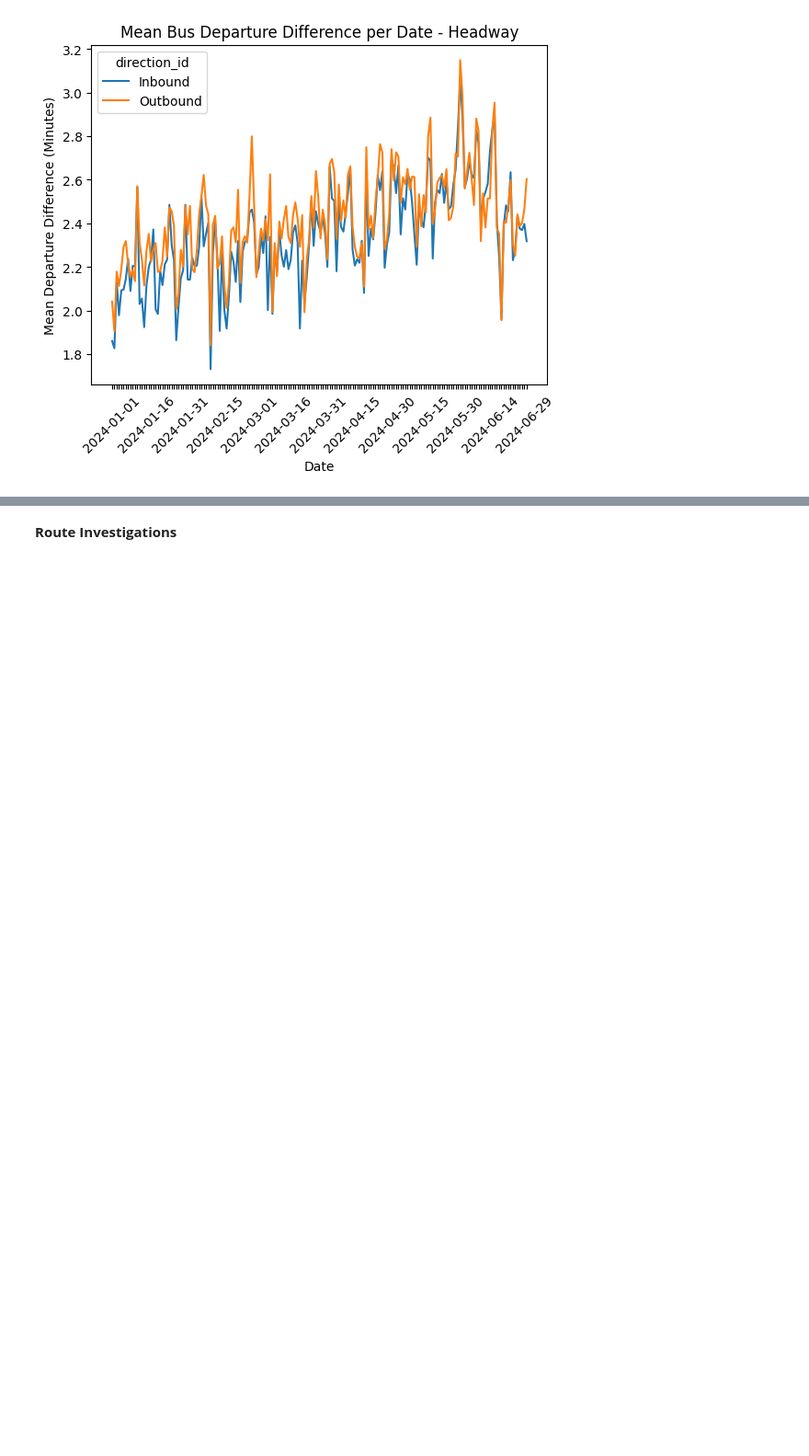
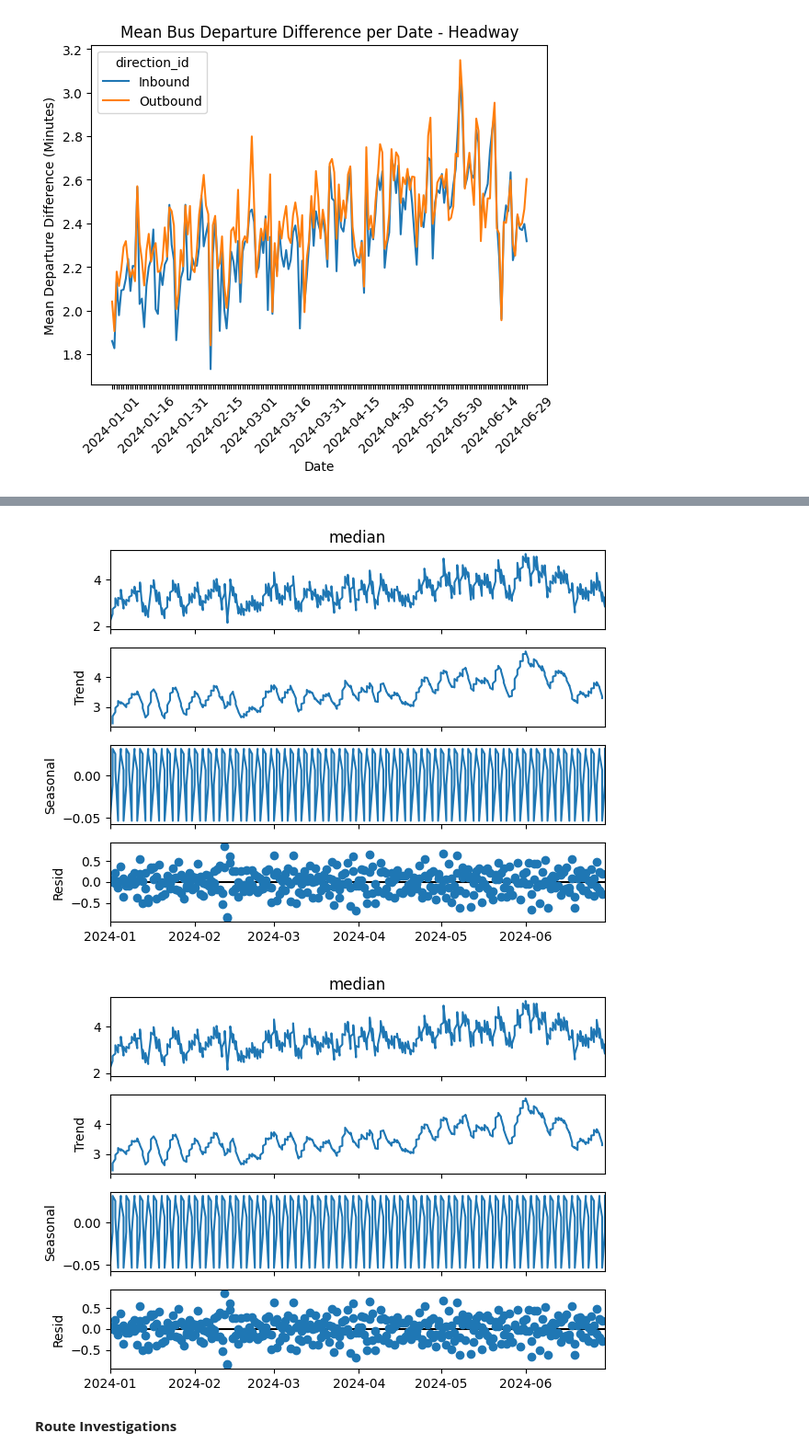
Before and after one commit to kevin-r-murphy/BA888-MBTA, a Jupyter notebook: MBTA_Bus_29&245.ipynb, the cells around one changed output, grey strips where cells are left out. Shown at 92% size. Cells and saved outputs as stored; diff of their text form; code cells hidden in the pictures; blank space fills up the shorter version.

```diff
--- a/MBTA_Bus_29&245.ipynb
+++ b/MBTA_Bus_29&245.ipynb
@@ -460,3 +475,14 @@ for ind, label in enumerate(time_plot1.get_xticklabels()):
+# %%
+bus_schedule_date['service_date'] = pd.to_datetime(bus_schedule_date['service_date'])
+bus_schedule_date = bus_schedule_date.set_index('service_date')
+# %%
+from statsmodels.tsa.seasonal import seasonal_decompose
+decomp = seasonal_decompose(bus_schedule_date['median'], model='additive', period = 5)
+
+decomp.plot()
+# %% [output]
+[figure, added]
+[figure, added]
 # %% [markdown]
 ****Route Investigations****
 # %% [markdown]
```
Also changed, not shown: parts of 20 cells of this notebook.
